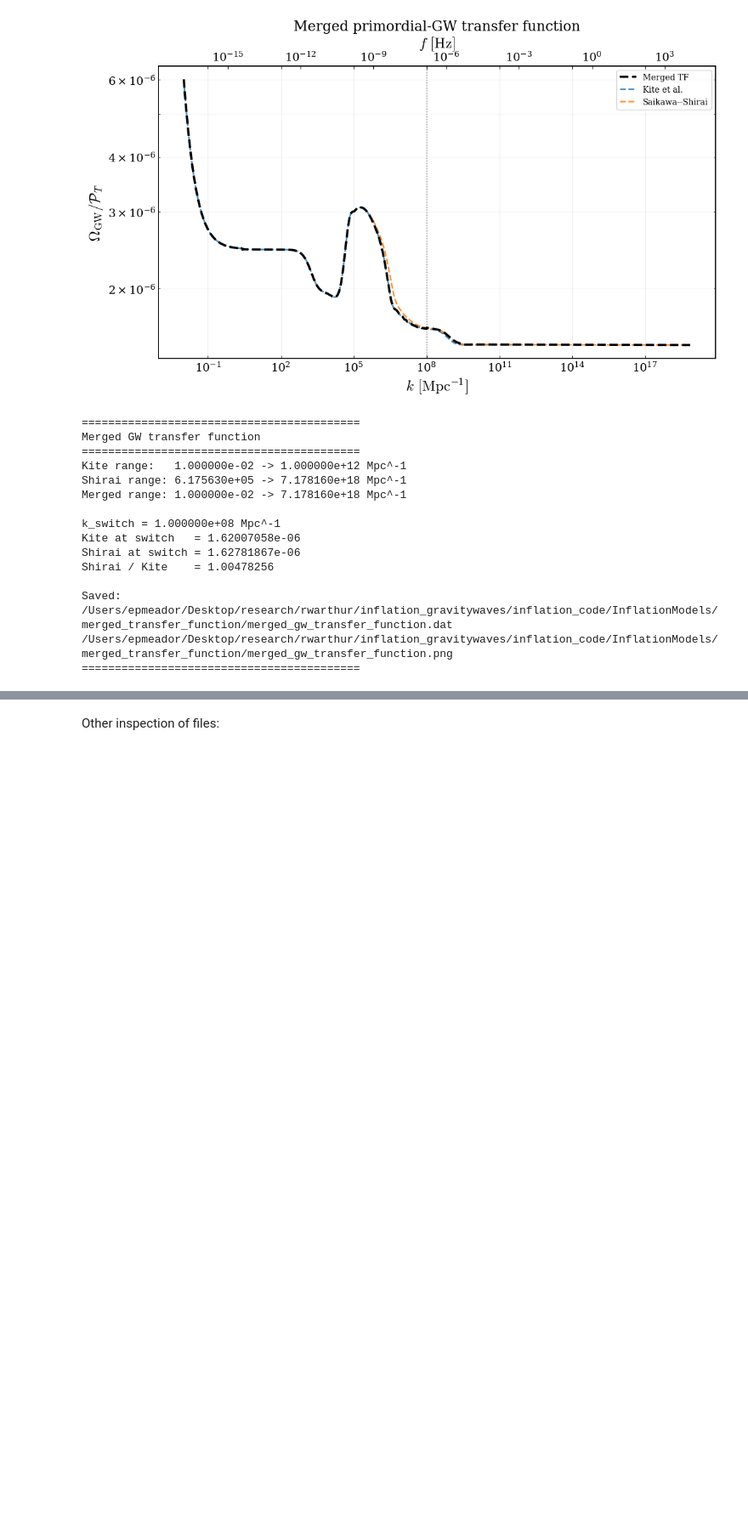
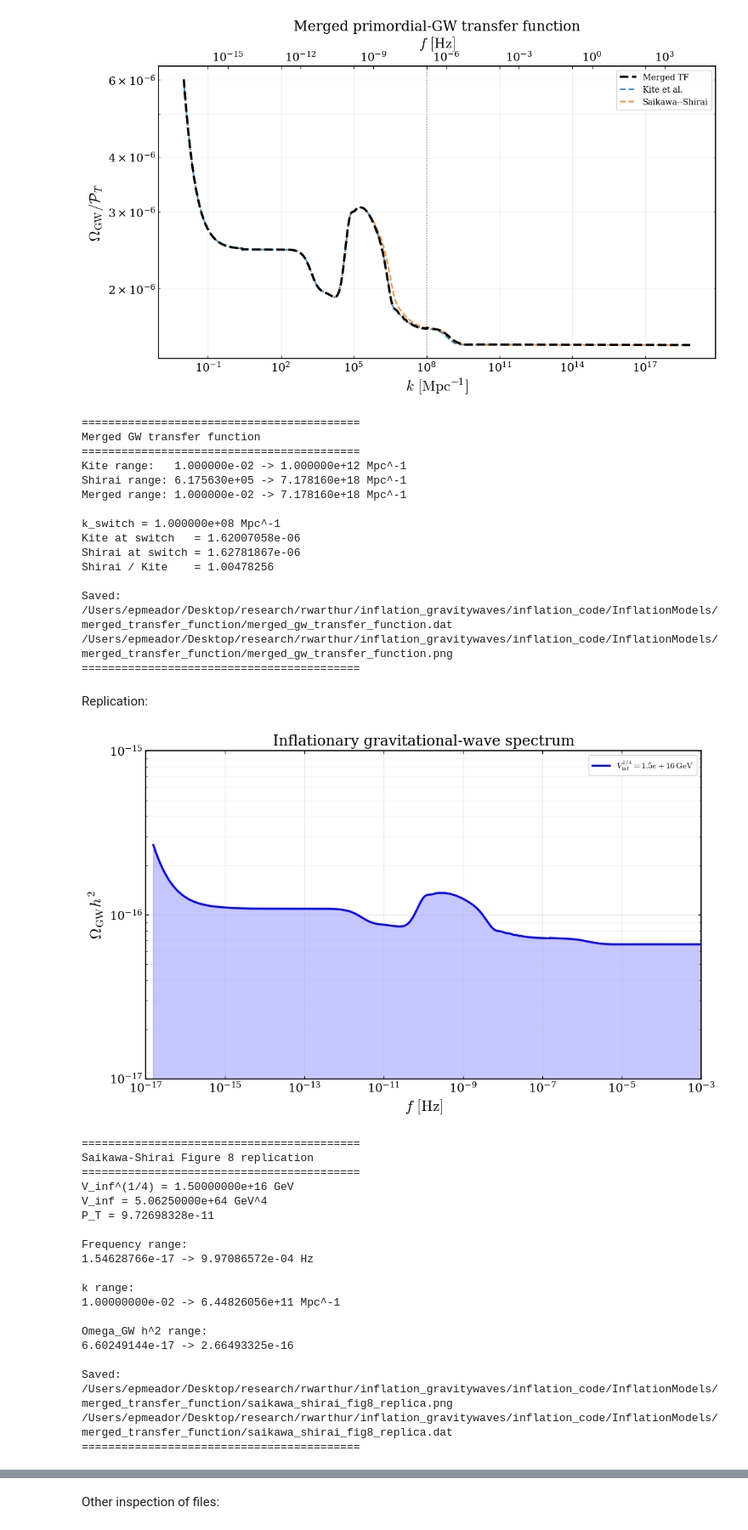
Before and after one commit to epmeador/inflationary-slow-roll-parameters-analysis, a Jupyter notebook: Transfer_Function_Extension.ipynb, the cells around one changed output, grey strips where cells are left out. Shown at 85% size. Drawn from its saved outputs; the diff is of its cells as text; code cells hidden in the pictures; blank space fills up the shorter version.

Commit message:
updated with full tf kite + shirai/saikawa

```diff
--- a/Transfer_Function_Extension.ipynb
+++ b/Transfer_Function_Extension.ipynb
@@ -2264,3 +2264,5 @@ Saved:
 /Users/epmeador/Desktop/research/rwarthur/inflation_gravitywaves/inflation_code/InflationModels/merged_transfer_function/merged_gw_transfer_function.dat
 /Users/epmeador/Desktop/research/rwarthur/inflation_gravitywaves/inflation_code/InflationModels/merged_transfer_function/merged_gw_transfer_function.png
 ==========================================
+# %% [markdown]
+Replication:
@@ -2266,0 +2662,31 @@ Saved:
+# %%
+fig8 = plot_saikawa_shirai_figure8_replica(
+    tf=tf,
+    output_dir=output_dir,
+    Vinf_quarter=1.5e16,
+    h=0.675,
+    f_min=1e-17,
+    f_max=1e-3,
+)
+# %% [output]
+[figure, added]
+==========================================
+Saikawa-Shirai Figure 8 replication
+==========================================
+V_inf^(1/4) = 1.50000000e+16 GeV
+V_inf = 5.06250000e+64 GeV^4
+P_T = 9.72698328e-11
+
+Frequency range:
+1.54628766e-17 -> 9.97086572e-04 Hz
+
+k range:
+1.00000000e-02 -> 6.44826056e+11 Mpc^-1
+
+Omega_GW h^2 range:
+6.60249144e-17 -> 2.66493325e-16
+
+Saved:
+/Users/epmeador/Desktop/research/rwarthur/inflation_gravitywaves/inflation_code/InflationModels/merged_transfer_function/saikawa_shirai_fig8_replica.png
+/Users/epmeador/Desktop/research/rwarthur/inflation_gravitywaves/inflation_code/InflationModels/merged_transfer_function/saikawa_shirai_fig8_replica.dat
+==========================================
```
Also changed, not shown: parts of 3 cells of this notebook, 1 other file.
